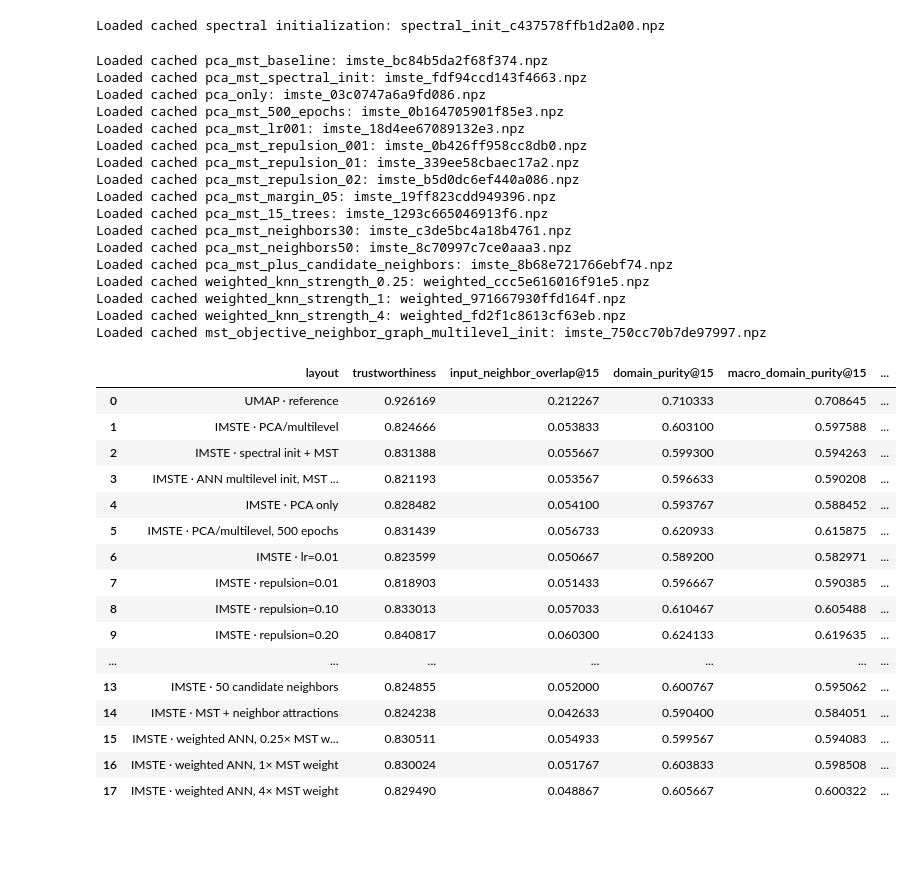
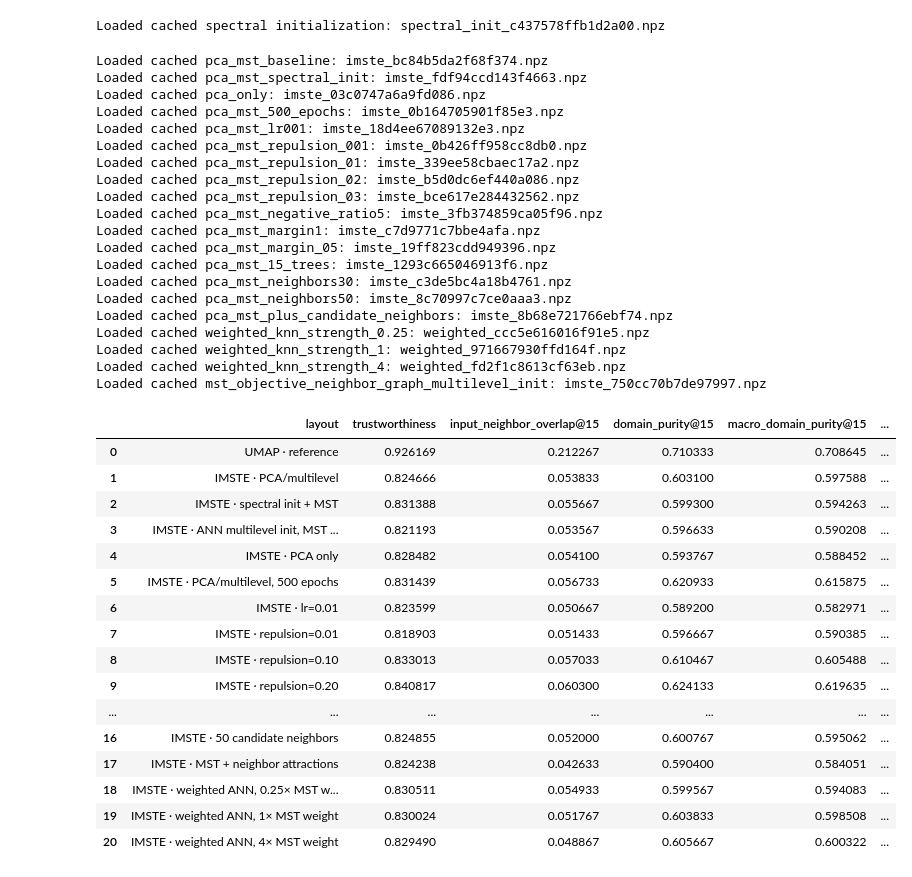
Before and after one commit to fabriziocosta/IteratedMinimumSpanningTree, a Jupyter notebook: notebooks/05_arxiv_balanced_imste_experiments.ipynb, the cells around one changed output. Drawn from its saved outputs; the diff is of its cells as text; code cells hidden in the pictures; blank space fills up the shorter version.

```diff
--- a/notebooks/05_arxiv_balanced_imste_experiments.ipynb
+++ b/notebooks/05_arxiv_balanced_imste_experiments.ipynb
@@ -459,6 +459,15 @@ Z_imste_repulsion_01, imste_repulsion_01_seconds = fit_imste_variant(
 Z_imste_repulsion_02, imste_repulsion_02_seconds = fit_imste_variant(
     "pca_mst_repulsion_02", {"lambda_rep": 0.2}
 )
+Z_imste_repulsion_03, imste_repulsion_03_seconds = fit_imste_variant(
+    "pca_mst_repulsion_03", {"lambda_rep": 0.3}
+)
+Z_imste_negative5, imste_negative5_seconds = fit_imste_variant(
+    "pca_mst_negative_ratio5", {"negative_ratio": 5}
+)
+Z_imste_margin1, imste_margin1_seconds = fit_imste_variant(
+    "pca_mst_margin1", {"logistic_margin": 1.0}
+)
 Z_imste_wider_margin, imste_wider_margin_seconds = fit_imste_variant(
     "pca_mst_margin_05", {"logistic_margin": 0.5}
 )
@@ -488,6 +497,9 @@ Loaded cached pca_mst_lr001: imste_18d4ee67089132e3.npz
 Loaded cached pca_mst_repulsion_001: imste_0b426ff958cc8db0.npz
 Loaded cached pca_mst_repulsion_01: imste_339ee58cbaec17a2.npz
 Loaded cached pca_mst_repulsion_02: imste_b5d0dc6ef440a086.npz
+Loaded cached pca_mst_repulsion_03: imste_bce617e284432562.npz
+Loaded cached pca_mst_negative_ratio5: imste_3fb374859ca05f96.npz
+Loaded cached pca_mst_margin1: imste_c7d9771c7bbe4afa.npz
 Loaded cached pca_mst_margin_05: imste_19ff823cdd949396.npz
 Loaded cached pca_mst_15_trees: imste_1293c665046913f6.npz
 Loaded cached pca_mst_neighbors30: imste_c3de5bc4a18b4761.npz
@@ -562,38 +574,41 @@ score_rows = [
     score_layout("IMSTE · PCA only", Z_imste_pca_only),
     score_layout("IMSTE · PCA/multilevel, 500 epochs", Z_imste_500_epochs),
     score_layout("IMSTE · lr=0.01", Z_imste_lr01),
     score_layout("IMSTE · repulsion=0.01", Z_imste_repulsion_001),
     score_layout("IMSTE · repulsion=0.10", Z_imste_repulsion_01),
     score_layout("IMSTE · repulsion=0.20", Z_imste_repulsion_02),
+    score_layout("IMSTE · repulsion=0.30", Z_imste_repulsion_03),
+    score_layout("IMSTE · negative ratio=5", Z_imste_negative5),
+    score_layout("IMSTE · margin=1.0", Z_imste_margin1),
     score_layout("IMSTE · margin=0.5", Z_imste_wider_margin),
     score_layout("IMSTE · 15 MSTs", Z_imste_mst15),
     score_layout("IMSTE · 30 candidate neighbors", Z_imste_neighbors30),
     score_layout("IMSTE · 50 candidate neighbors", Z_imste_neighbors50),
     score_layout("IMSTE · MST + neighbor attractions", Z_imste_knn),
     score_layout("IMSTE · weighted ANN, 0.25× MST weight", Z_weighted_knn_025),
     score_layout("IMSTE · weighted ANN, 1× MST weight", Z_weighted_knn_1),
     score_layout("IMSTE · weighted ANN, 4× MST weight", Z_weighted_knn_4),
 ]
 scores = pd.DataFrame(score_rows)
 display(scores)
 # %% [output]
 |  | layout | trustworthiness | input_neighbor_overlap@15 | domain_purity@15 | macro_domain_purity@15 | ... |
 | 0 | UMAP · reference | 0.926169 | 0.212267 | 0.710333 | 0.708645 | ... |
 | 1 | IMSTE · PCA/multilevel | 0.824666 | 0.053833 | 0.603100 | 0.597588 | ... |
 | 2 | IMSTE · spectral init + MST | 0.831388 | 0.055667 | 0.599300 | 0.594263 | ... |
 | 3 | IMSTE · ANN multilevel init, MST ... | 0.821193 | 0.053567 | 0.596633 | 0.590208 | ... |
 | 4 | IMSTE · PCA only | 0.828482 | 0.054100 | 0.593767 | 0.588452 | ... |
 | 5 | IMSTE · PCA/multilevel, 500 epochs | 0.831439 | 0.056733 | 0.620933 | 0.615875 | ... |
 | 6 | IMSTE · lr=0.01 | 0.823599 | 0.050667 | 0.589200 | 0.582971 | ... |
 | 7 | IMSTE · repulsion=0.01 | 0.818903 | 0.051433 | 0.596667 | 0.590385 | ... |
 | 8 | IMSTE · repulsion=0.10 | 0.833013 | 0.057033 | 0.610467 | 0.605488 | ... |
 | 9 | IMSTE · repulsion=0.20 | 0.840817 | 0.060300 | 0.624133 | 0.619635 | ... |
 | ... | ... | ... | ... | ... | ... | ... |
-| 13 | IMSTE · 50 candidate neighbors | 0.824855 | 0.052000 | 0.600767 | 0.595062 | ... |
-| 14 | IMSTE · MST + neighbor attractions | 0.824238 | 0.042633 | 0.590400 | 0.584051 | ... |
-| 15 | IMSTE · weighted ANN, 0.25× MST w... | 0.830511 | 0.054933 | 0.599567 | 0.594083 | ... |
-| 16 | IMSTE · weighted ANN, 1× MST weight | 0.830024 | 0.051767 | 0.603833 | 0.598508 | ... |
-| 17 | IMSTE · weighted ANN, 4× MST weight | 0.829490 | 0.048867 | 0.605667 | 0.600322 | ... |
+| 16 | IMSTE · 50 candidate neighbors | 0.824855 | 0.052000 | 0.600767 | 0.595062 | ... |
+| 17 | IMSTE · MST + neighbor attractions | 0.824238 | 0.042633 | 0.590400 | 0.584051 | ... |
+| 18 | IMSTE · weighted ANN, 0.25× MST w... | 0.830511 | 0.054933 | 0.599567 | 0.594083 | ... |
+| 19 | IMSTE · weighted ANN, 1× MST weight | 0.830024 | 0.051767 | 0.603833 | 0.598508 | ... |
+| 20 | IMSTE · weighted ANN, 4× MST weight | 0.829490 | 0.048867 | 0.605667 | 0.600322 | ... |
 # %% [markdown]
 ## Current independent IMSTE results
 
```
Also changed, not shown: parts of 2 cells of this notebook.
